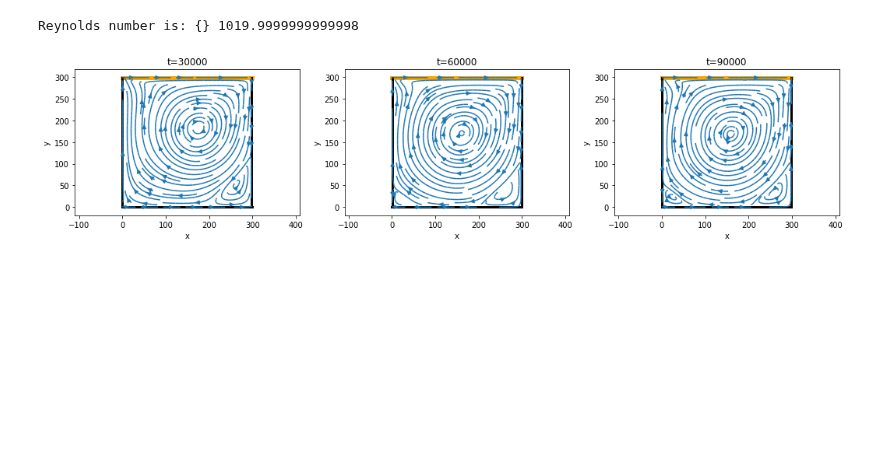
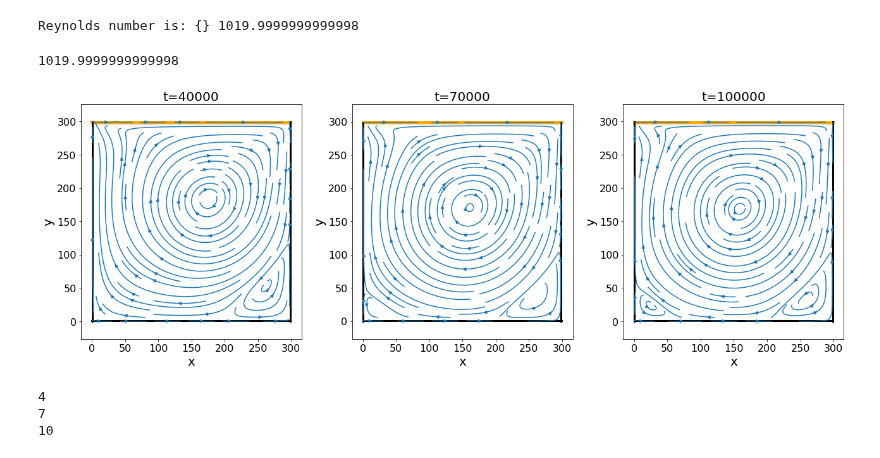
Before and after one commit to jonas27/pylbm, a Jupyter notebook: milestones/m6/m6.ipynb, the cells around one changed output. Saved outputs shown, nothing was run; the diff lists cells and outputs as text; code cells hidden in the pictures; blank space fills up the shorter version.

```diff
--- a/milestones/m6/m6.ipynb
+++ b/milestones/m6/m6.ipynb
@@ -20,7 +21,7 @@ f_cxy = lbm.f_eq(u_axy=u_axy, r_xy=r_xy)
 velocities = []
 print_epoch = 10000
 for t in range(epochs):
-    if t % print_epoch == 1:
+    if t % print_epoch - 1 == 0:
         velocities.append(u_axy)
     f_cxy = lbm.stream(f_cxy=f_cxy)
 
@@ -37,35 +38,45 @@ overwrite = False
 if overwrite:
     np.save(path, velocities)
 velocities = np.load(path)
+# %%
+lbm.reynolds(y_dim=y_dim, omega=omega, top_vel=top_vel)
+# %% [output]
+1019.9999999999998
 # %%
-fig = plt.figure(figsize=(30,20))
+font_size = 20
+plt.rc('font', size=16)
+plt.rc('axes', titlesize=font_size)
+plt.rc('axes', labelsize=font_size)
+
+fig = plt.figure(figsize=(30,30))
 plt.axis('off')
 num_figs = 3
 steps = int(len(velocities)/num_figs)
 plot_num = 1
 for i in range(steps, len(velocities), steps):
     v = velocities[i]
     ax = plt.subplot(5, 5, plot_num)
     # ax.plot(np.arange(x_dim), np.zeros((x_dim)) + y_dim - 0.5, color="black", linewidth=3.0)
     ax.plot(np.arange(x_dim), np.zeros((x_dim)) + y_dim - 1.5, color="orange", linewidth=5.0)
     ax.plot(np.arange(x_dim), np.zeros((x_dim)) + 0.5, color="black", linewidth=3.0)
     ax.plot(np.zeros(y_dim) + 0.5, np.arange((y_dim)), color="black", linewidth=3.0)
     ax.plot(np.zeros(y_dim) + x_dim - 1.5, np.arange((y_dim)), color="black", linewidth=3.0)
     # ax.set_xticks(np.arange(0, x_dim, x_dim / 10))
     # ax.set_yticks(np.arange(0, y_dim, y_dim / 10))
     # ax.grid(True)
     ax.axis("equal")
     # streamplot is really slow at big grids
     strm = ax.streamplot(np.arange(x_dim), np.arange(y_dim), v[0, :, :].T, v[1, :, :].T, cmap="autumn")
     # fig.colorbar(strm.lines)
-    ax.set_title("t={}".format(i*print_epoch))
+    ax.set_title("t={}".format((i+1)*print_epoch))
     ax.set_xlabel("x")
     ax.set_ylabel("y")
     plot_num += 1
     fig.add_axes(ax)
-    # plt.show()
 
+lbm.save_fig(fig, 'm6-1.pgf')
+plt.tight_layout()
 plt.show()
 plt.close()
 # %% [output]
-[figure, old version]
+[figure, new version]
@@ -73,0 +83,7 @@ np.save(path, velocities)
+# %%
+for i in range(steps, len(velocities), steps):
+    print(i+1)
+# %% [output]
+4
+7
+10
```
Also changed, not shown: parts of 3 cells of this notebook, 2 other files.
